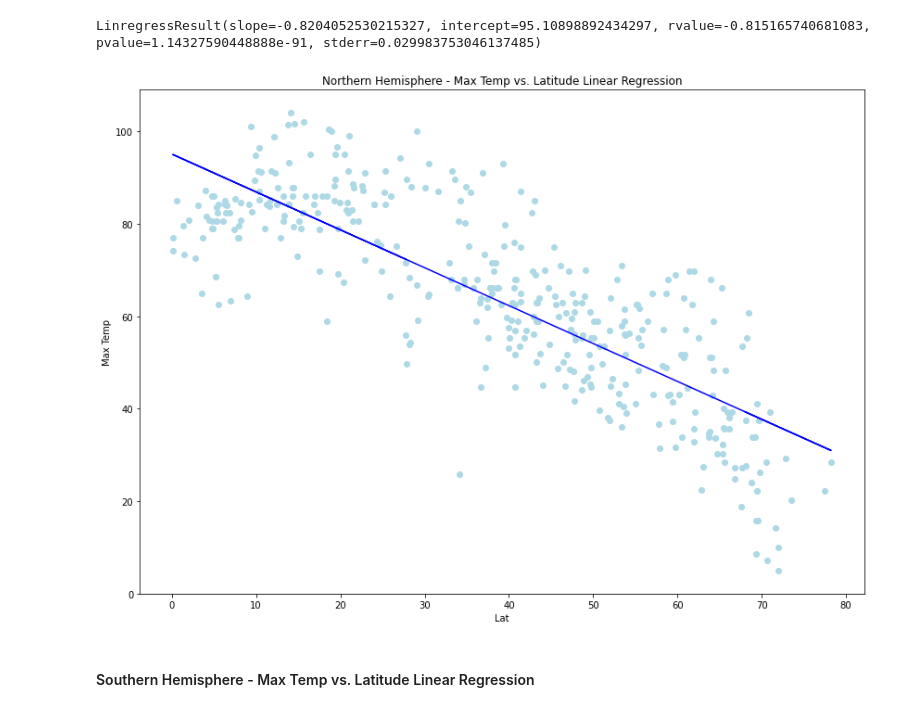
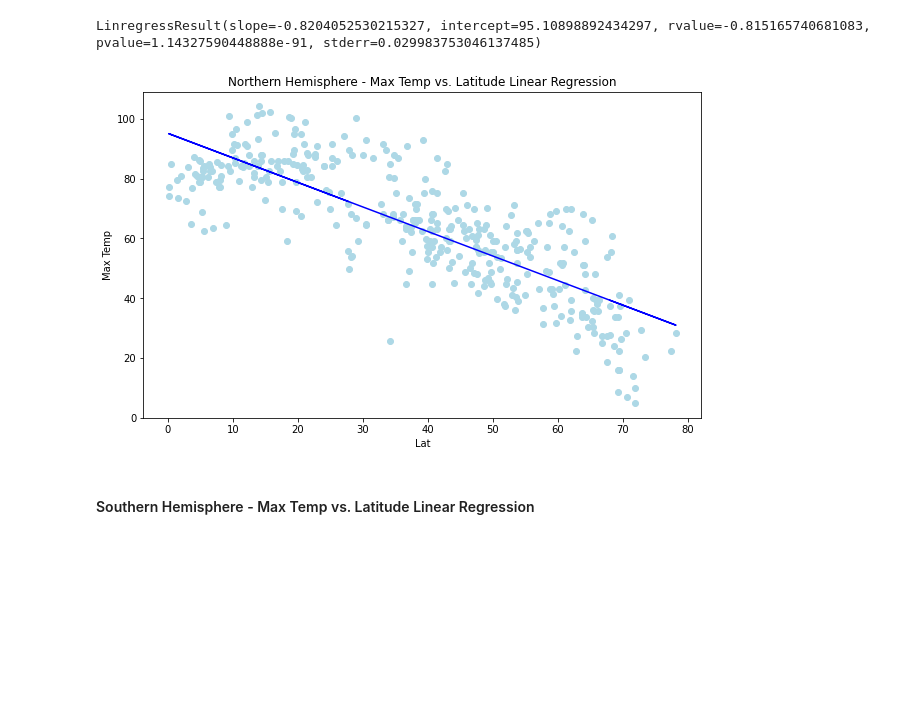
Before and after one commit to Carly-Jane/Python_API_Homework_Carly_Wieland, a Jupyter notebook: starter_code/WeatherPy.ipynb, the cells around one changed output. Saved outputs shown, nothing was run; the diff lists cells and outputs as text; code cells hidden in the pictures; blank space fills up the shorter version.

```diff
--- a/starter_code/WeatherPy.ipynb
+++ b/starter_code/WeatherPy.ipynb
@@ -324,18 +336,18 @@ LinregressResult(slope=-0.8204052530215327, intercept=95.10898892434297, rvalue=
 # %%
 slope = -0.8204052530215327
 intercept = 95.10898892434297
 
 y_axis = north_hemisphere_df['Lat']*slope+intercept
 line_eq = "y = " + str(round(slope,2)) + "x + " + str(round(intercept,2))
-plt.subplots(figsize=(14,10))
+plt.subplots(figsize=(10,6))
 plt.scatter(north_hemisphere_df['Lat'],north_hemisphere_df['Max Temp'], color='lightblue')
 plt.plot(north_hemisphere_df['Lat'],y_axis,color="blue")
 plt.xlabel('Lat')
 plt.ylabel('Max Temp');
 plt.title("Northern Hemisphere - Max Temp vs. Latitude Linear Regression")
 plt.show()
 # %% [output]
-[figure, old version]
+[figure, new version]
 # %% [markdown]
 ####  Southern Hemisphere - Max Temp vs. Latitude Linear Regression
 # %%
```
Also changed, not shown: parts of 15 cells of this notebook, 2 other files.
